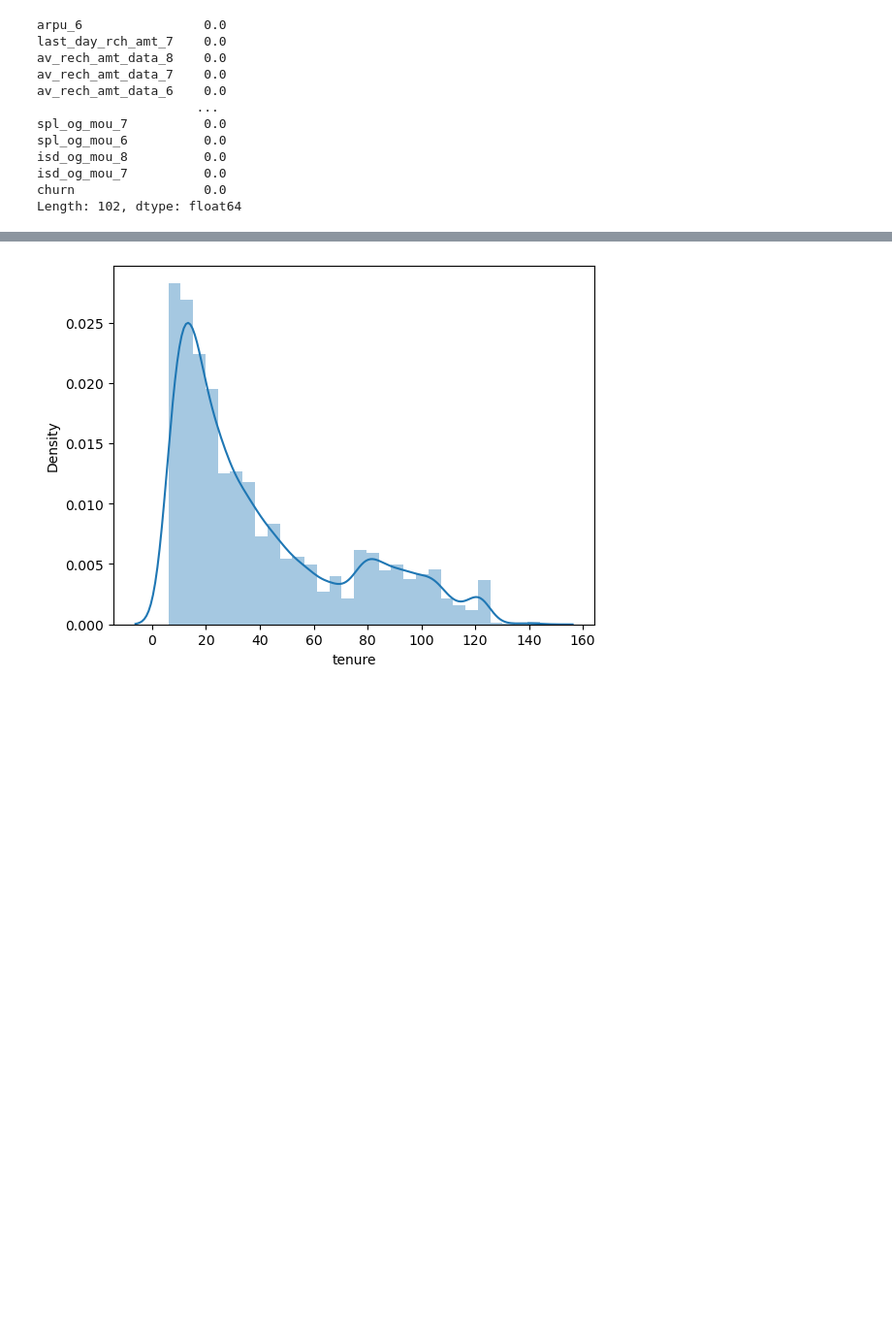
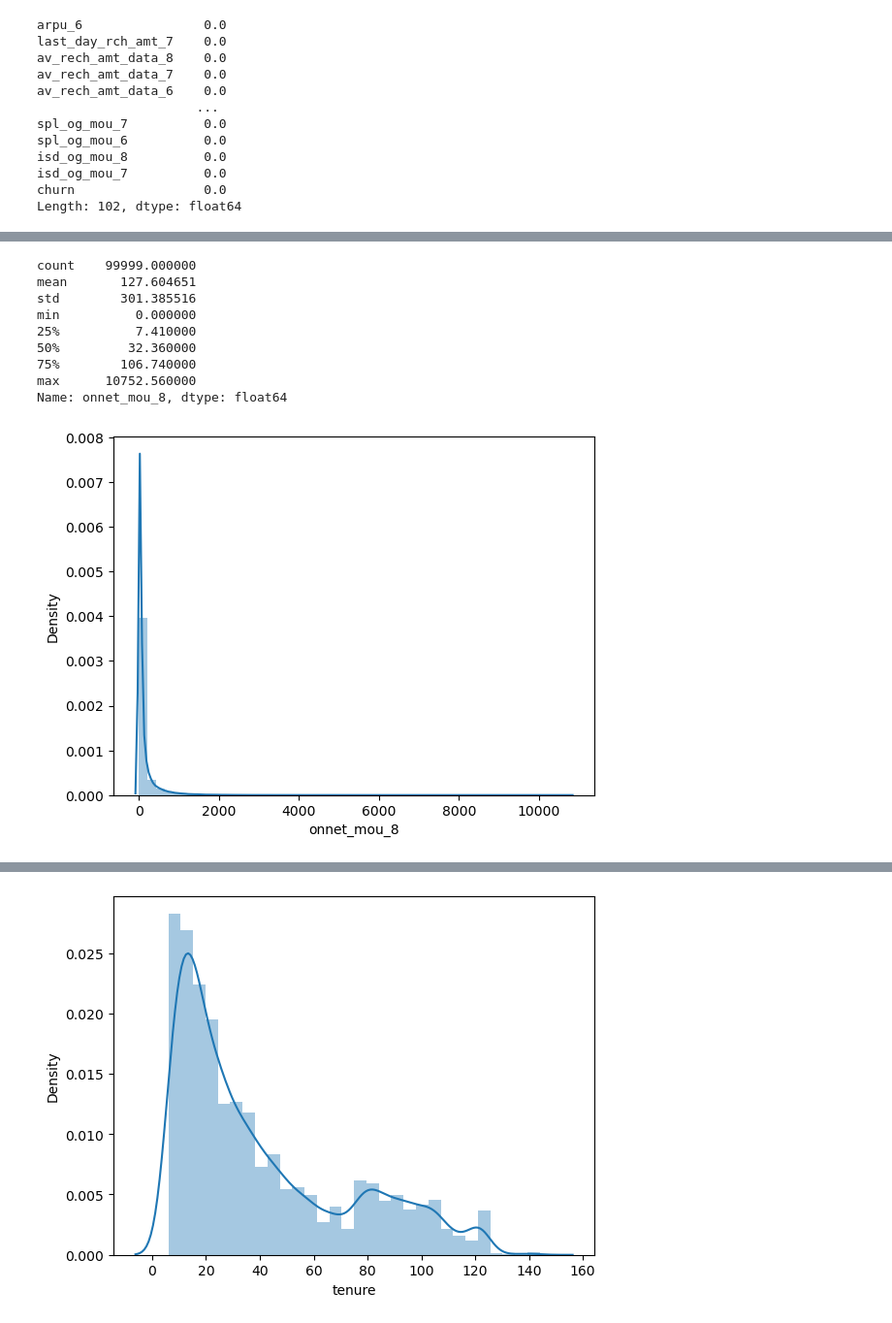
Before and after one commit to abhyndia/Learning-Python, a Jupyter notebook: Telecom+Churn+Case+Study.ipynb, the cells around one changed output, grey strips where cells are left out. Shown at 97% size. Cells and saved outputs as stored; diff of their text form; code cells hidden in the pictures; blank space fills up the shorter version.

```diff
--- a/Telecom+Churn+Case+Study.ipynb
+++ b/Telecom+Churn+Case+Study.ipynb
@@ -636,0 +693,13 @@ Length: 102, dtype: float64
+# %%
+univariate(churn_data.onnet_mou_8)
+# %% [output]
+count    99999.000000
+mean       127.604651
+std        301.385516
+min          0.000000
+25%          7.410000
+50%         32.360000
+75%        106.740000
+max      10752.560000
+Name: onnet_mou_8, dtype: float64
+[figure, added]
```
Also changed, not shown: parts of 27 cells of this notebook.
